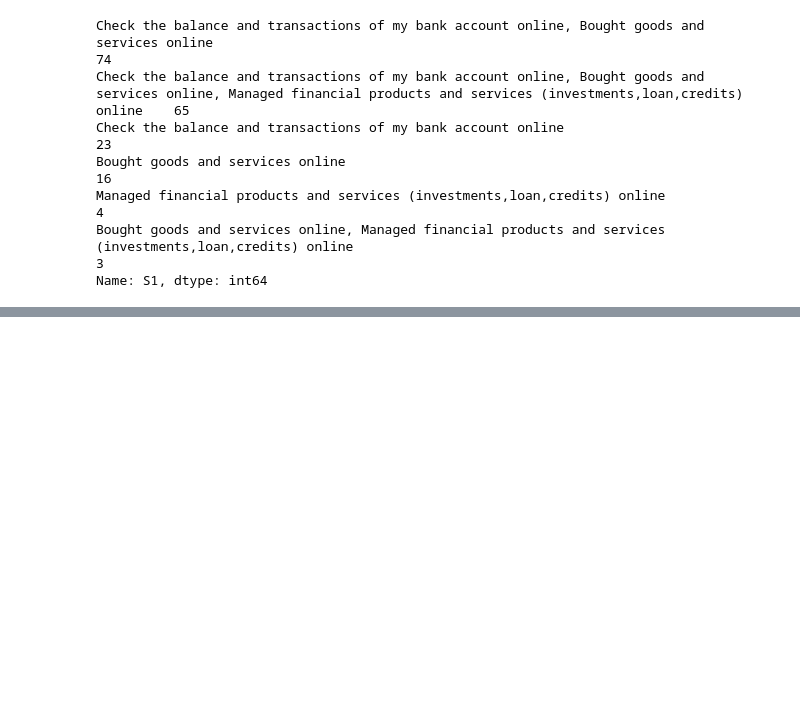
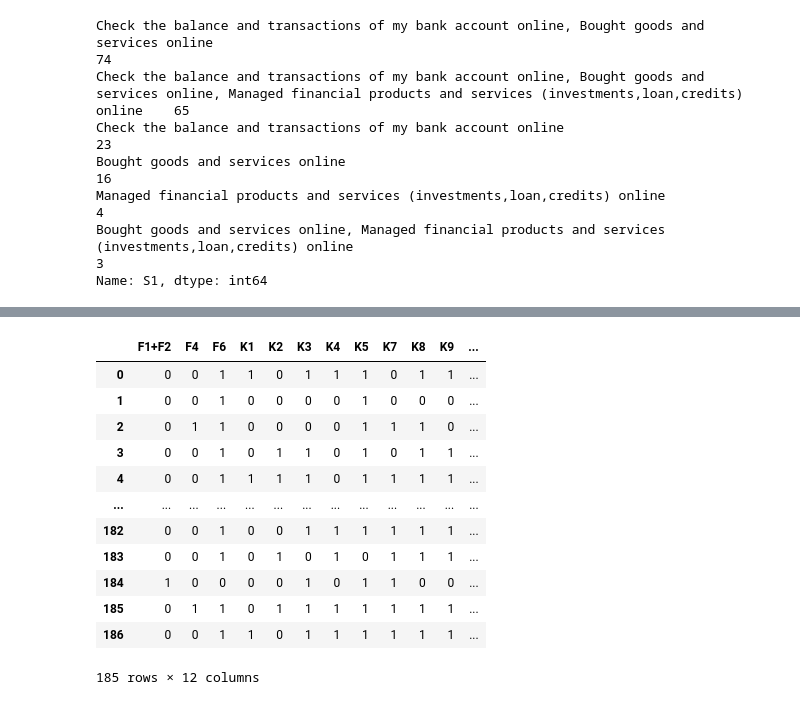
Before and after one commit to Roudranil/Financial-Literacy-project, a Jupyter notebook: scoring.ipynb, the cells around one changed output, grey strips where cells are left out. Cells and saved outputs as stored; diff of their text form; code cells hidden in the pictures; blank space fills up the shorter version.

```diff
--- a/scoring.ipynb
+++ b/scoring.ipynb
@@ -191,0 +246,9 @@ scored_df['K4'] = data['K4'].map(lambda x: 1 if x=='Rs. 30,000' else 0)
+# %%
+data['K8'].unique()
+scored_df['K8'] = data['K8'].map(lambda x: 1 if x == 'Multiple businesses/investment' else 0)
+# %%
+data['K9'].unique()
+scored_df['K9'] = data['K9'].map(lambda x: 1 if x == 'No interest' else 0)
+# %%
+data['K10'].unique()
+scored_df['K10'] = data['K10'].map(lambda x: 1 if x == 'More than Rs. 110' else 0)
@@ -191,0 +259,18 @@ scored_df['K4'] = data['K4'].map(lambda x: 1 if x=='Rs. 30,000' else 0)
+# %%
+scored_df.drop(columns='S1', inplace=True)
+# %%
+scored_df
+# %% [output]
+|  | F1+F2 | F4 | F6 | K1 | K2 | K3 | K4 | K5 | K7 | K8 | K9 | ... |
+| 0 | 0 | 0 | 1 | 1 | 0 | 1 | 1 | 1 | 0 | 1 | 1 | ... |
+| 1 | 0 | 0 | 1 | 0 | 0 | 0 | 0 | 1 | 0 | 0 | 0 | ... |
+| 2 | 0 | 1 | 1 | 0 | 0 | 0 | 0 | 1 | 1 | 1 | 0 | ... |
+| 3 | 0 | 0 | 1 | 0 | 1 | 1 | 0 | 1 | 0 | 1 | 1 | ... |
+| 4 | 0 | 0 | 1 | 1 | 1 | 1 | 0 | 1 | 1 | 1 | 1 | ... |
+| ... | ... | ... | ... | ... | ... | ... | ... | ... | ... | ... | ... | ... |
+| 182 | 0 | 0 | 1 | 0 | 0 | 1 | 1 | 1 | 1 | 1 | 1 | ... |
+| 183 | 0 | 0 | 1 | 0 | 1 | 0 | 1 | 0 | 1 | 1 | 1 | ... |
+| 184 | 1 | 0 | 0 | 0 | 0 | 1 | 0 | 1 | 1 | 0 | 0 | ... |
+| 185 | 0 | 1 | 1 | 0 | 1 | 1 | 1 | 1 | 1 | 1 | 1 | ... |
+| 186 | 0 | 0 | 1 | 1 | 0 | 1 | 1 | 1 | 1 | 1 | 1 | ... |
+185 rows × 12 columns
```
Also changed, not shown: parts of 9 cells of this notebook.
